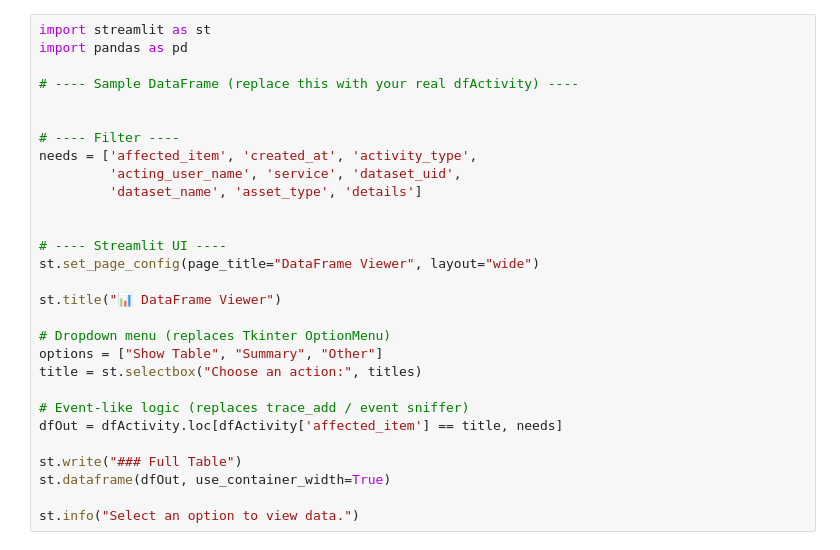
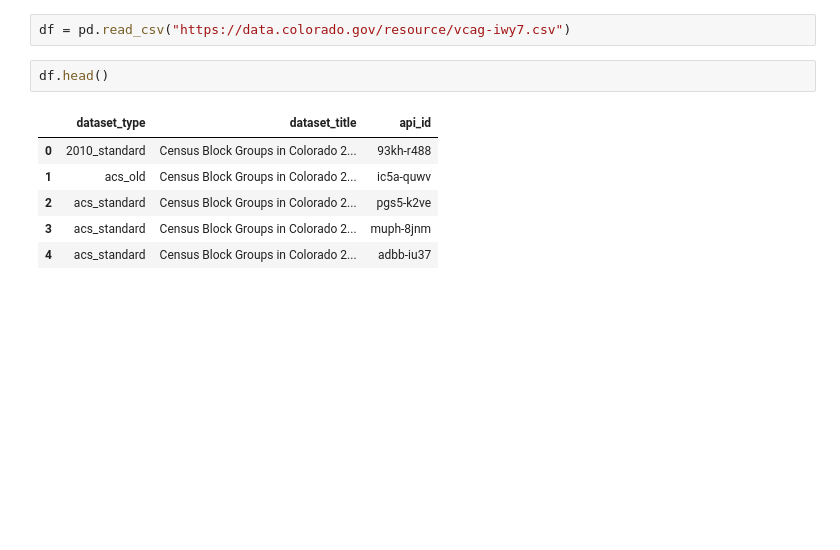
Before and after one commit to jgirlsdad/work, a Jupyter notebook: Utils/Untitled-1.ipynb, the cells around one changed output. Saved outputs shown, nothing was run; the diff lists cells and outputs as text; blank space fills up the shorter version.

```diff
--- a/Utils/Untitled-1.ipynb
+++ b/Utils/Untitled-1.ipynb
@@ -219,29 +7,11 @@ file:///tmp/tmph6kc80h1.html
-# %%
-import streamlit as st
-import pandas as pd
-
-# ---- Sample DataFrame (replace this with your real dfActivity) ----
-
-
-# ---- Filter ----
-needs = ['affected_item', 'created_at', 'activity_type',
-         'acting_user_name', 'service', 'dataset_uid',
-         'dataset_name', 'asset_type', 'details']
-
-
-# ---- Streamlit UI ----
-st.set_page_config(page_title="DataFrame Viewer", layout="wide")
-
-st.title("📊 DataFrame Viewer")
-
-# Dropdown menu (replaces Tkinter OptionMenu)
-options = ["Show Table", "Summary", "Other"]
-title = st.selectbox("Choose an action:", titles)
-
-# Event-like logic (replaces trace_add / event sniffer)
-dfOut = dfActivity.loc[dfActivity['affected_item'] == title, needs]
-
-st.write("### Full Table")
-st.dataframe(dfOut, use_container_width=True)
-
-st.info("Select an option to view data.")
+# %%
+df = pd.read_csv("https://data.colorado.gov/resource/vcag-iwy7.csv")
+# %%
+df.head()
+# %% [output]
+|  | dataset_type | dataset_title | api_id |
+| 0 | 2010_standard | Census Block Groups in Colorado 2... | 93kh-r488 |
+| 1 | acs_old | Census Block Groups in Colorado 2... | ic5a-quwv |
+| 2 | acs_standard | Census Block Groups in Colorado 2... | pgs5-k2ve |
+| 3 | acs_standard | Census Block Groups in Colorado 2... | muph-8jnm |
+| 4 | acs_standard | Census Block Groups in Colorado 2... | adbb-iu37 |
```
Also changed, not shown: parts of 12 cells of this notebook, 39 other files.
